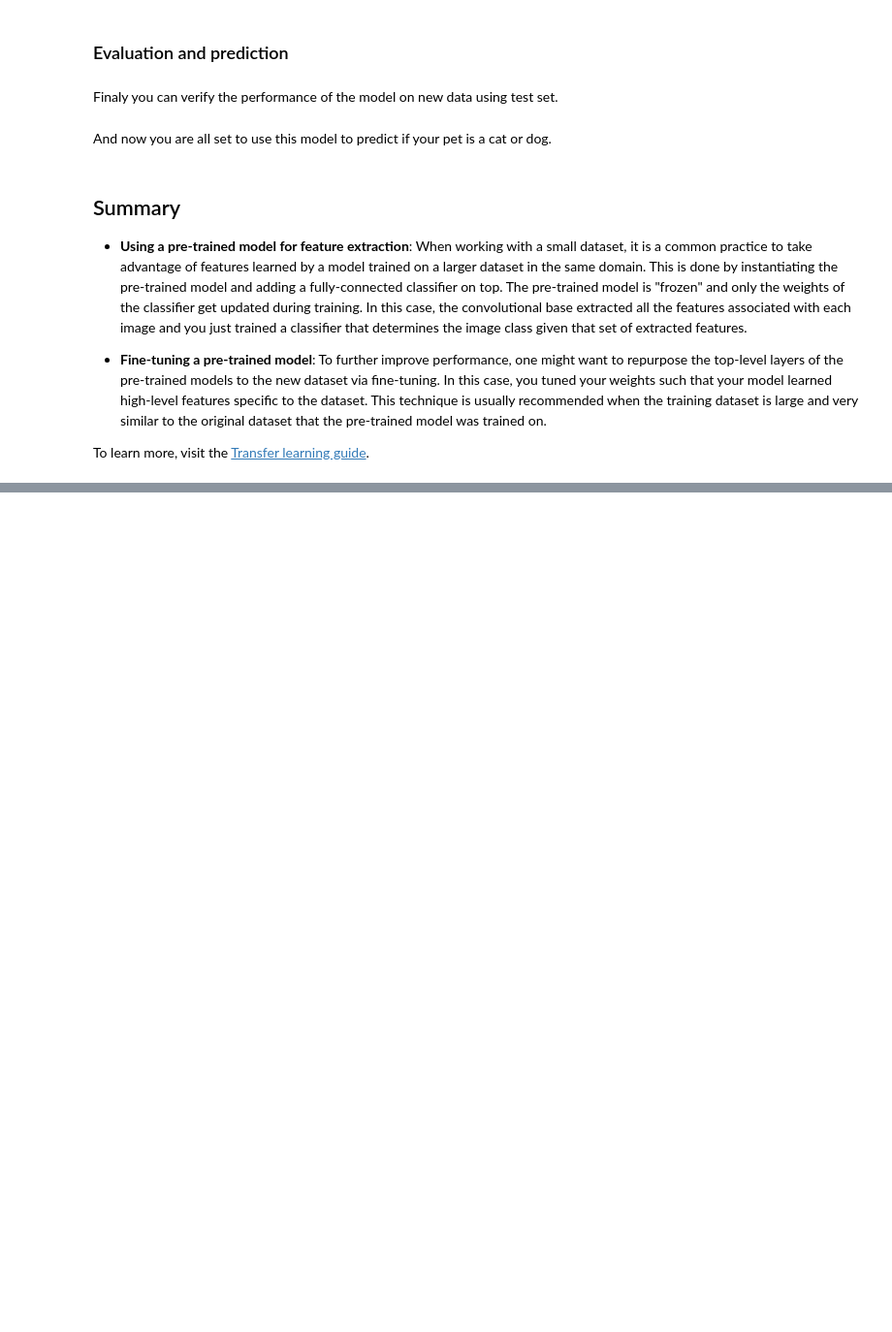
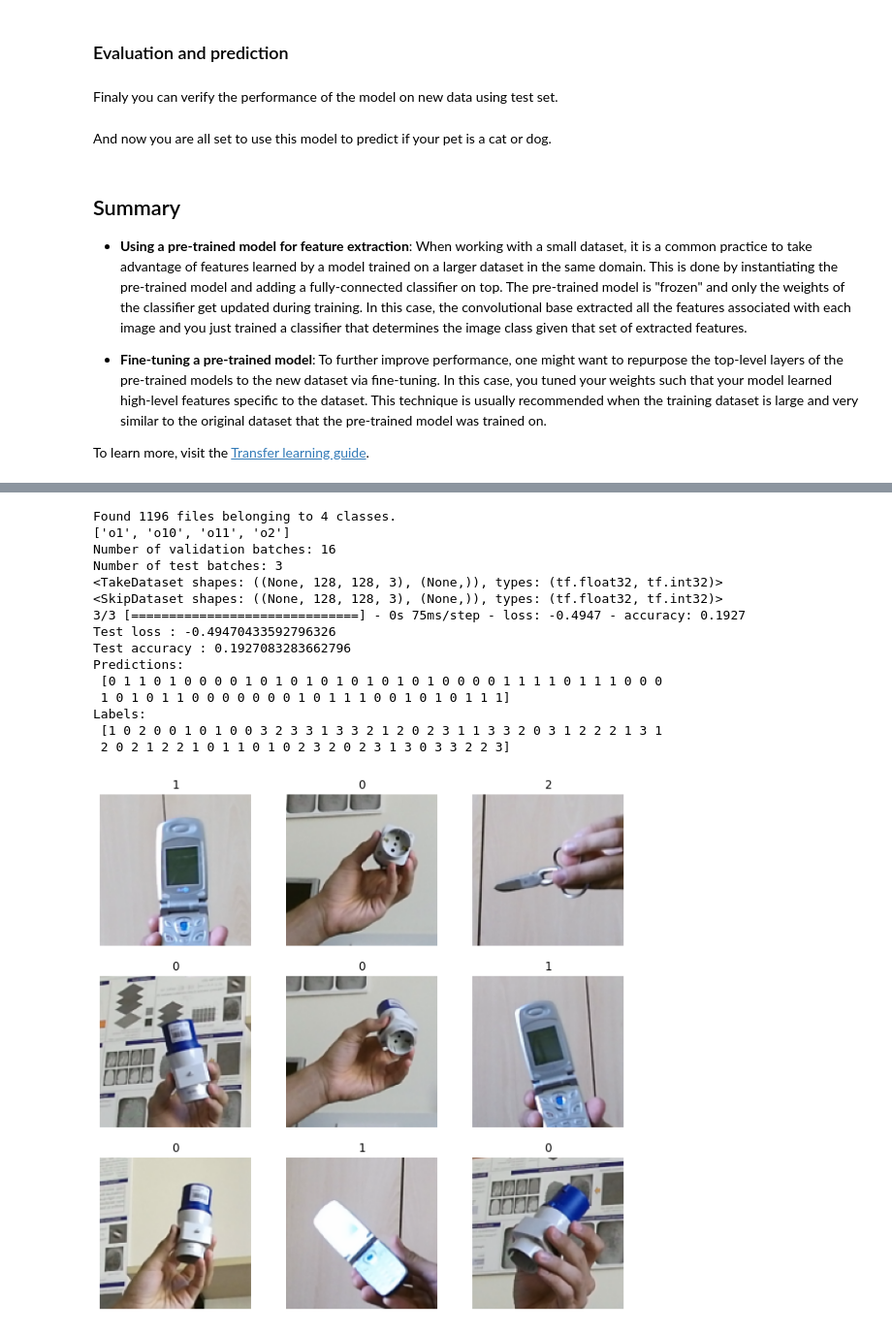
Before and after one commit to ayhkusa/cvpr_clvision_challenge, a Jupyter notebook: transfer_learning_core50_NI_4.ipynb, the cells around one changed output, grey strips where cells are left out. Shown at 97% size. Cells and saved outputs as stored; diff of their text form; code cells hidden in the pictures; blank space fills up the shorter version.

```diff
--- a/transfer_learning_core50_NI_4.ipynb
+++ b/transfer_learning_core50_NI_4.ipynb
@@ -775,15 +868,32 @@ predict_image(tune_model0,test_dataset0)
 # %%
 # Repeat of dataset #1 (train_dir0 ...) using same tuned model that have been changed with dataset #2
 
 #train_dir0,validation_dir0,train_dir1,validation_dir1 = source_data(2)
-train_dataset0 = trainset(train_dir0)
+#train_dataset0 = trainset(train_dir0)
 validation_dataset0 = val_dataset(validation_dir0)
 
 val_batches0,test_dataset0,validation_dataset0 = test_dataset(validation_dataset0)
-train_dataset0,validation_dataset0,test_dataset0 = prefetch(train_dataset0,validation_dataset0,test_dataset0)
+#train_dataset0,validation_dataset0,test_dataset0 = prefetch(train_dataset0,validation_dataset0,test_dataset0)
 
 evaluate_model(tune_model0, test_dataset0)
 predict_image(tune_model0,test_dataset0)
+# %% [output]
+Found 1196 files belonging to 4 classes.
+['o1', 'o10', 'o11', 'o2']
+Number of validation batches: 16
+Number of test batches: 3
+<TakeDataset shapes: ((None, 128, 128, 3), (None,)), types: (tf.float32, tf.int32)>
+<SkipDataset shapes: ((None, 128, 128, 3), (None,)), types: (tf.float32, tf.int32)>
+3/3 [==============================] - 0s 75ms/step - loss: -0.4947 - accuracy: 0.1927
+Test loss : -0.49470433592796326
+Test accuracy : 0.1927083283662796
+Predictions:
+ [0 1 1 0 1 0 0 0 0 1 0 1 0 1 0 1 0 1 0 1 0 1 0 0 0 0 1 1 1 1 0 1 1 1 0 0 0
+ 1 0 1 0 1 1 0 0 0 0 0 0 0 1 0 1 1 1 0 0 1 0 1 0 1 1 1]
+Labels:
+ [1 0 2 0 0 1 0 1 0 0 3 2 3 3 1 3 3 2 1 2 0 2 3 1 1 3 3 2 0 3 1 2 2 2 1 3 1
+ 2 0 2 1 2 2 1 0 1 1 0 1 0 2 3 2 0 2 3 1 3 0 3 3 2 2 3]
+[figure, added]
 # %%
 # Repeat of dataset #2 (train_dir1 ...) using same tuned model that have been changed
 
```
Also changed, not shown: parts of 8 cells of this notebook, 1 other file.
